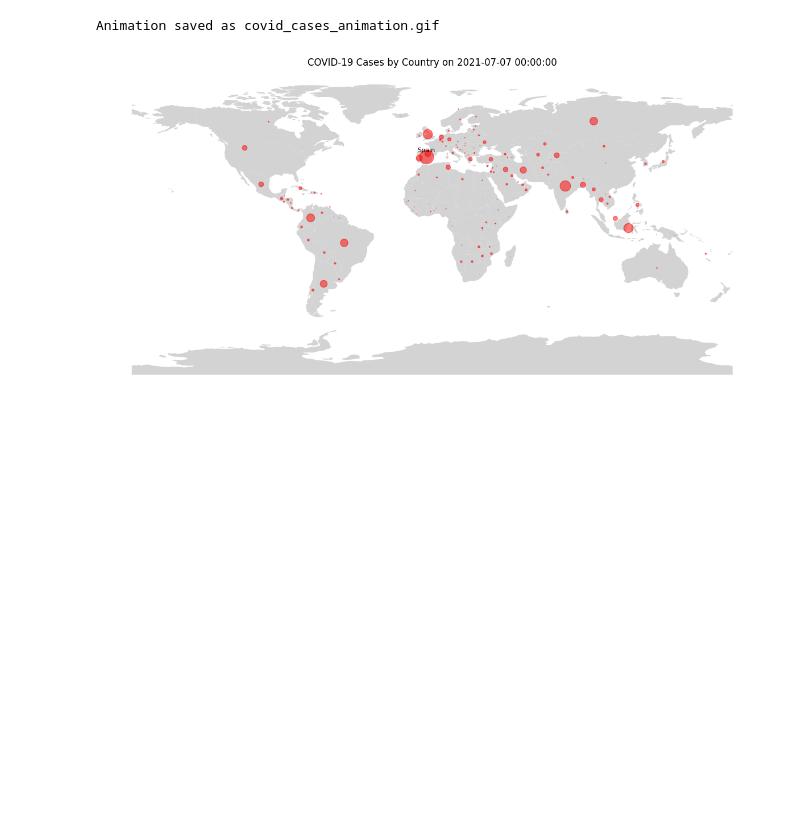
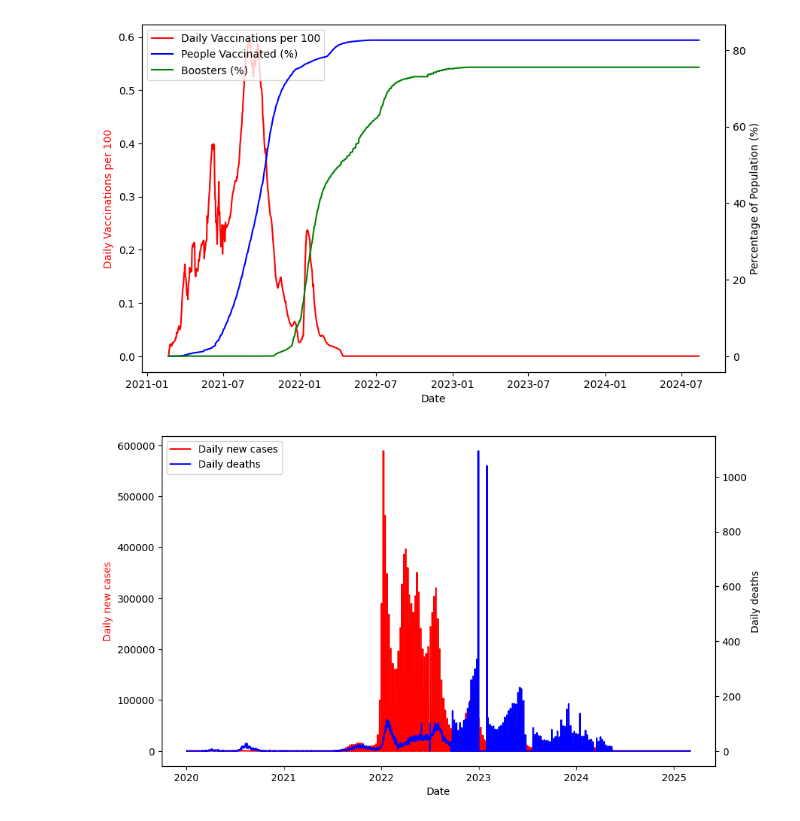
Before and after one commit to hs-radio/Covid19-project, a Jupyter notebook: main.ipynb, the cells around one changed output. Cells and saved outputs as stored; diff of their text form; code cells hidden in the pictures; blank space fills up the shorter version.

Commit message:
a lot of the data preprocessing is now complete

```diff
--- a/main.ipynb
+++ b/main.ipynb
@@ -15,24 +15,47 @@ from datetime import datetime
 from owid import catalog
 
 # my function
-import plotting as pl
+import plot_data as pl
+import transform_data as td
+import machine_learning_model as mlm
 
 # Variables
 cat = catalog.find(namespace="covid")
-tb1 = cat.iloc[1].load()  # create a table from the first dataset
+tb_country_cases_deaths = cat.iloc[1].load()
+tb_country_vac = cat.iloc[41].load()
 world = gpd.read_file('ne_110m_admin_0_countries/ne_110m_admin_0_countries.shp')
 # %%
-# Functions
+# Presentation functions
 # --------------------------------
 importlib.reload(pl)
 # pl.disp_catalogue_info(cat)  # show datasets in catalogue
-# pl.plot_cases_deaths_by_country(tb1, 'Austria', None)  # cases and deaths over time of a country
+# pl.plot_cases_deaths_by_country(tb_country_cases_deaths, 'Austria', None)  # cases and deaths over time of a country
 
 fig, ax = plt.subplots(figsize=(15, 10))
-# world_fig = pl.plot_world_map_with_circles(fig, ax, tb1, world, "2022-01-01", True) # plot world cases on some date.
+# world_fig = pl.plot_world_map_with_circles(fig, ax, tb_country_cases_deaths, world, "2022-01-01", True) # plot world cases on some date.
+
 start_date, end_date = '2021-07-01', '2021-07-07'
-num_show_name = 50e3
-pl.create_world_map_cases_animation(fig, ax, tb1, world, 'covid_cases_animation.gif', start_date, end_date, num_show_name)
+num_show_name = 50e3 # number of cases required for the countries name to appear above it.
+pl.create_world_map_cases_animation(fig, ax, tb_country_cases_deaths, world, 'covid_cases_animation.gif', start_date, end_date, num_show_name)
-# %% [output]
-Animation saved as covid_cases_animation.gif
-[figure, removed]
+# %%
+# Transform data
+# --------------------------------
+importlib.reload(td)
+features_cd = ["new_cases", "new_deaths"]
+# df_cases, df_deaths = td.process_data_by_country(tb_country_cases_deaths, features_cd)
+
+features_vac = ["daily_people_vaccinated_smoothed_per_hundred",
+        "people_fully_vaccinated_per_hundred",
+        "total_boosters_per_hundred"]
+df_daily_vac_p100, df_ppl_vac_p100, df_boosters_p100 = td.process_data_by_country(tb_country_vac, features_vac)
+
+# Fix specific errors in the data
+df_ppl_vac_p100, df_boosters_p100 = td.specific_corrections(df_ppl_vac_p100, df_boosters_p100)
+
+# Plot vaccination data.
+country = 'Australia'
+pl.plot_country_vac(country, df_daily_vac_p100, df_ppl_vac_p100, df_boosters_p100)
+pl.plot_country_cd(country, df_cases, df_deaths)
+# %% [output]
+[figure, added]
+[figure, added]
```
Also changed, not shown: 3 other files.
